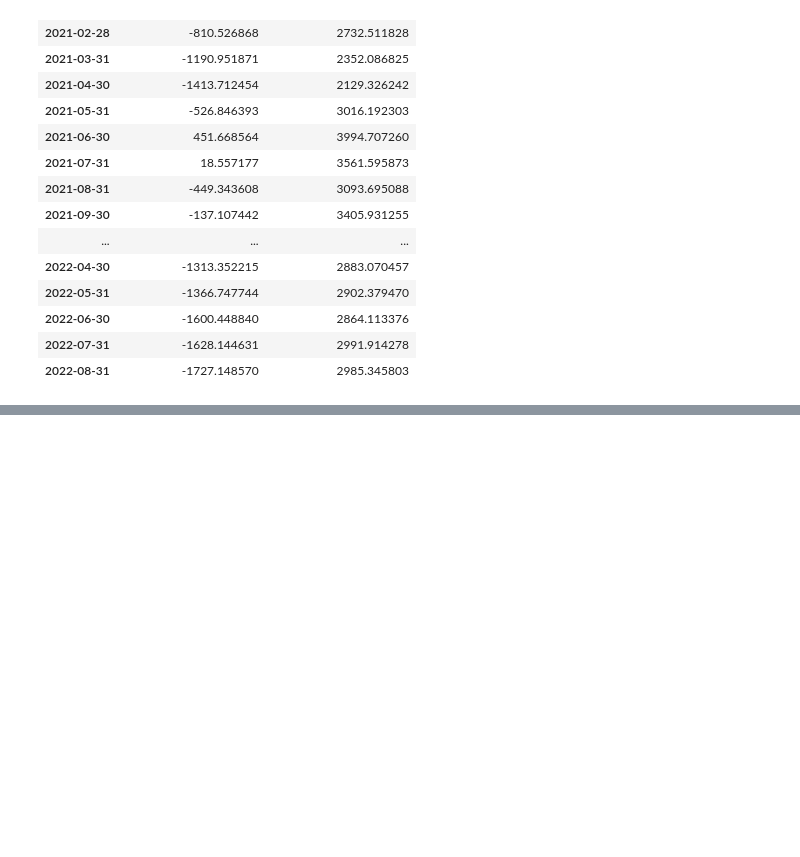
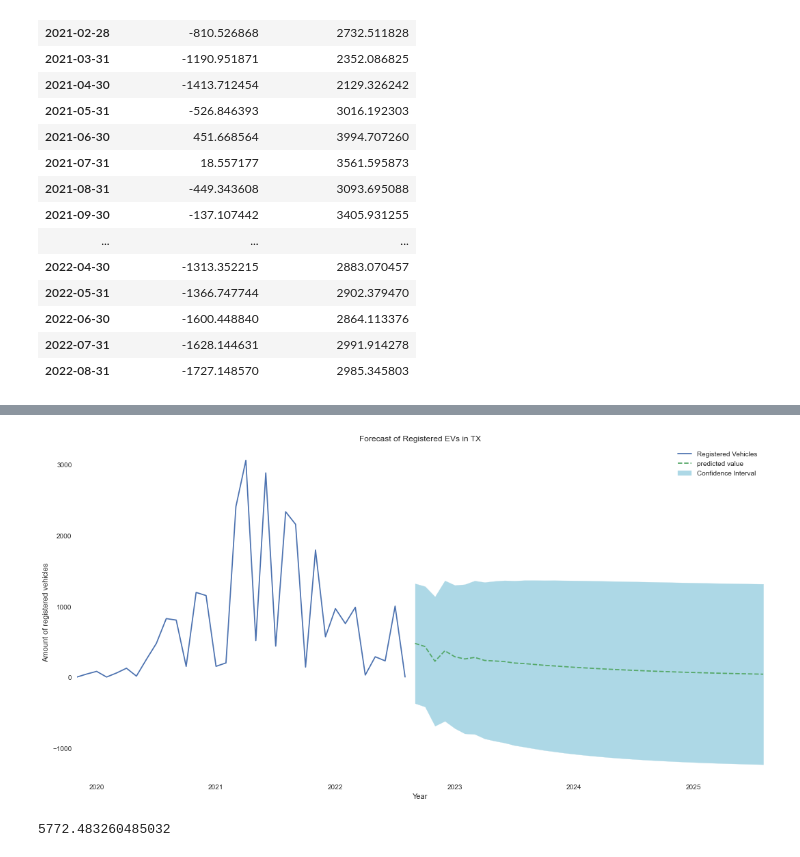
Before and after one commit to Dmoreir1/Capstone-Project--DS-Flatiron, a Jupyter notebook: Draft TX.ipynb, the cells around one changed output, grey strips where cells are left out. Saved outputs shown, nothing was run; the diff lists cells and outputs as text; code cells hidden in the pictures; blank space fills up the shorter version.

```diff
--- a/Draft TX.ipynb
+++ b/Draft TX.ipynb
@@ -217,0 +283,12 @@ plt.show()
+# %%
+# Beginning our forecasting for next 3 years (36 months)
+ARIMA_MODEL = sm.tsa.statespace.sarimax.SARIMAX(combined,
+                                        order=(3,0,0),
+                                        seasonal_order=(0, 0, 0, 0),
+                                        enforce_stationarity=False,
+                                        enforce_invertibility=False)
+
+
+full_output = ARIMA_MODEL.fit()
+
+print(output.summary().tables[1])
@@ -217,0 +304,6 @@ plt.show()
+# %%
+forecast = full_output.get_forecast(36)
+future_prediction = forecast.conf_int(alpha=.3)
+future_prediction['value'] = forecast.predicted_mean
+future_prediction.columns = ['lower','upper','prediction']
+future_prediction
@@ -217,0 +328,21 @@ plt.show()
+# %%
+fig, ax = plt.subplots()
+combined.plot(ax=ax,label='Observed')
+
+
+future_prediction['prediction'].plot(ax=ax,label='predicted value',ls='--')
+
+ax.fill_between(x= future_prediction.index, y1= future_prediction['lower'],
+                y2= future_prediction['upper'],color='lightblue',
+                label='Confidence Interval')
+scale_y = 1e6
+ax.legend()
+plt.ylabel("Amount of registered vehicles")
+plt.title('Forecast of Registered EVs in TX')
+plt.show()
+# %% [output]
+[figure, added]
+# %%
+future_prediction['prediction'].sum()
+# %% [output]
+5772.483260485032
```
Also changed, not shown: parts of 14 cells of this notebook, 6 other files.
